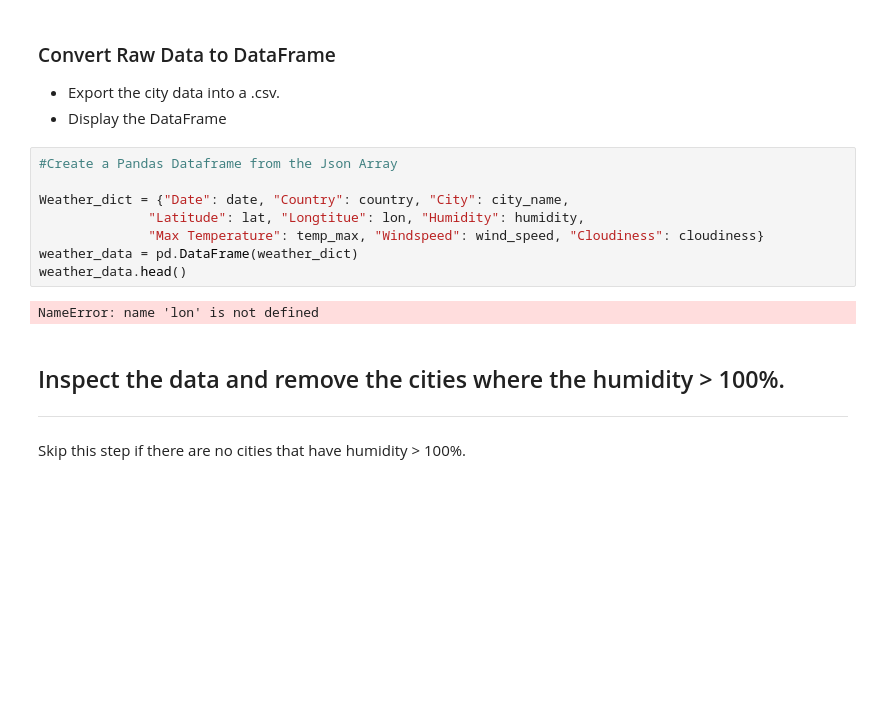
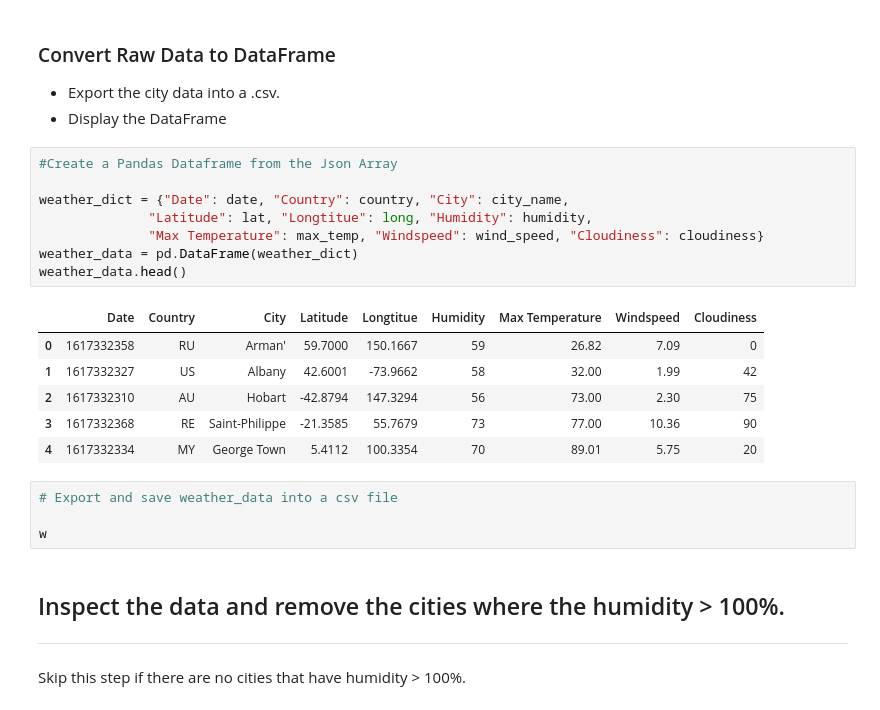
Before and after one commit to ismahanadan/What-is-the-Weather-Like-Python-API, a Jupyter notebook: What's the Weather Like-Python API/Instructions/starter_code/WeatherPy.ipynb, the cells around one changed output. Drawn from its saved outputs; the diff is of its cells as text; blank space fills up the shorter version.

```diff
--- a/What's the Weather Like-Python API/Instructions/starter_code/WeatherPy.ipynb
+++ b/What's the Weather Like-Python API/Instructions/starter_code/WeatherPy.ipynb
@@ -191,13 +191,22 @@ No More Records to Process
 # %%
 #Create a Pandas Dataframe from the Json Array
 
-Weather_dict = {"Date": date, "Country": country, "City": city_name,
-              "Latitude": lat, "Longtitue": lon, "Humidity": humidity,
-              "Max Temperature": temp_max, "Windspeed": wind_speed, "Cloudiness": cloudiness}
+weather_dict = {"Date": date, "Country": country, "City": city_name,
+              "Latitude": lat, "Longtitue": long, "Humidity": humidity,
+              "Max Temperature": max_temp, "Windspeed": wind_speed, "Cloudiness": cloudiness}
 weather_data = pd.DataFrame(weather_dict)
 weather_data.head()
 # %% [output]
-NameError: name 'lon' is not defined
+|  | Date | Country | City | Latitude | Longtitue | Humidity | Max Temperature | Windspeed | Cloudiness |
+| 0 | 1617332358 | RU | Arman' | 59.7000 | 150.1667 | 59 | 26.82 | 7.09 | 0 |
+| 1 | 1617332327 | US | Albany | 42.6001 | -73.9662 | 58 | 32.00 | 1.99 | 42 |
+| 2 | 1617332310 | AU | Hobart | -42.8794 | 147.3294 | 56 | 73.00 | 2.30 | 75 |
+| 3 | 1617332368 | RE | Saint-Philippe | -21.3585 | 55.7679 | 73 | 77.00 | 10.36 | 90 |
+| 4 | 1617332334 | MY | George Town | 5.4112 | 100.3354 | 70 | 89.01 | 5.75 | 20 |
+# %%
+# Export and save weather_data into a csv file
+
+w
 # %% [markdown]
 ## Inspect the data and remove the cities where the humidity > 100%.
 ----
```
Also changed, not shown: 1 other file.
